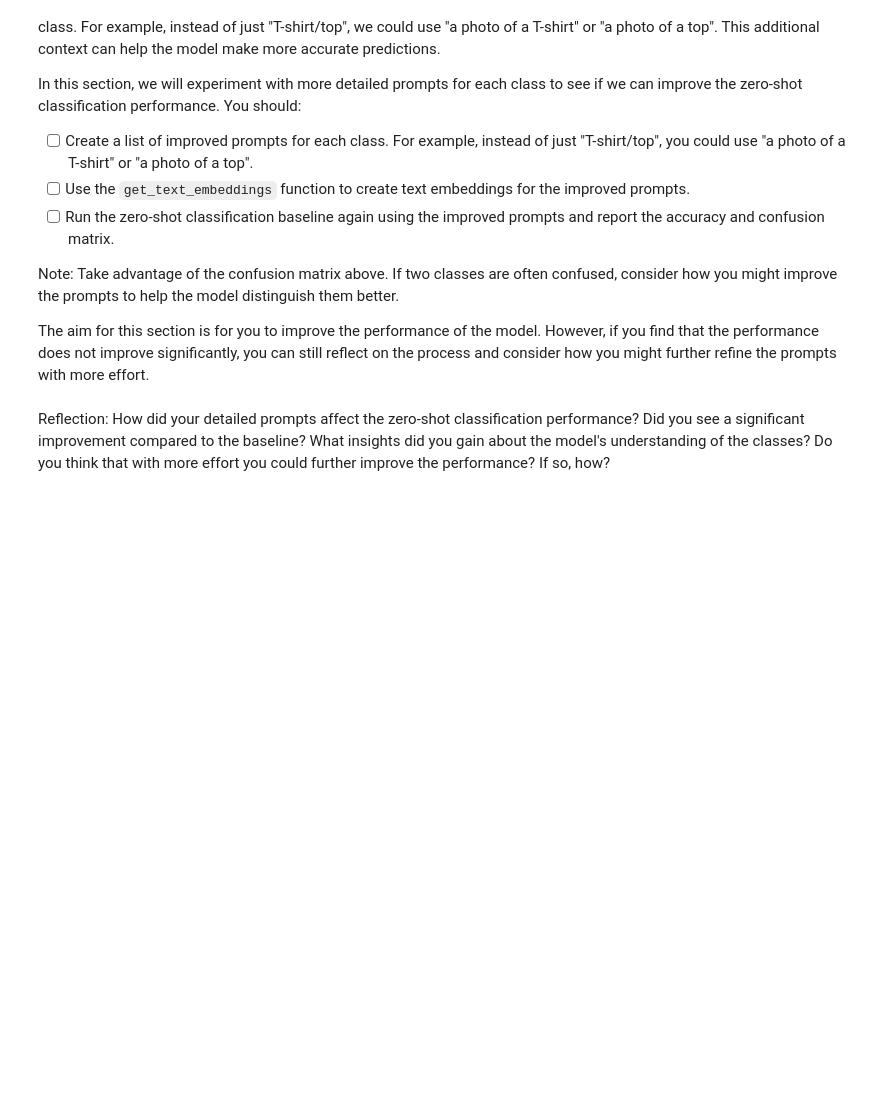
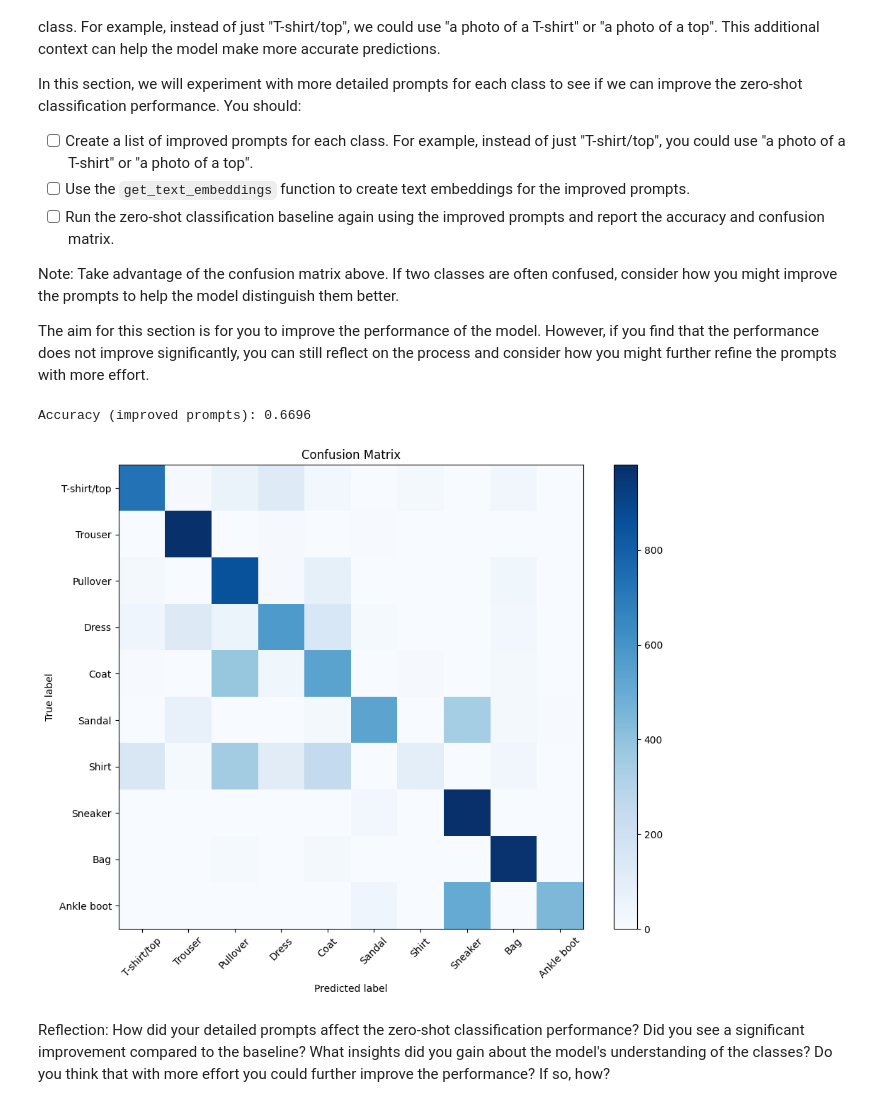
Before and after one commit to surjannu/deep_learning, a Jupyter notebook: 02_activities/assignments/assignment_2.ipynb, the cells around one changed output. Saved outputs shown, nothing was run; the diff lists cells and outputs as text; code cells hidden in the pictures; blank space fills up the shorter version.

```diff
--- a/02_activities/assignments/assignment_2.ipynb
+++ b/02_activities/assignments/assignment_2.ipynb
@@ -266,6 +314,39 @@ In this section, we will experiment with more detailed prompts for each class to
 Note: Take advantage of the confusion matrix above. If two classes are often confused, consider how you might improve the prompts to help the model distinguish them better.
 
 The aim for this section is for you to improve the performance of the model. However, if you find that the performance does not improve significantly, you can still reflect on the process and consider how you might further refine the prompts with more effort.
+# %%
+# Improved prompts: more descriptive to help CLIP, especially for confused classes
+IMPROVED_PROMPTS = [
+    "a photo of a T-shirt or casual top with short sleeves",
+    "a photo of trousers or pants, long leg wear",
+    "a photo of a pullover sweater, no buttons, knitwear",
+    "a photo of a dress, one-piece garment",
+    "a photo of a coat or jacket, outerwear",
+    "a photo of sandals, open-toe footwear",
+    "a photo of a shirt with collar, button-up or blouse",
+    "a photo of sneakers, athletic shoes with rubber sole",
+    "a photo of a bag or handbag",
+    "a photo of ankle boots, boots that cover the ankle"
+]
+
+# Create text embeddings for improved prompts
+text_feats_improved = get_text_embeddings(IMPROVED_PROMPTS)
+
+# Run zero-shot classification with improved prompts
+y_true_improved, y_pred_improved = [], []
+
+for pixel_values, labels in test_loader:
+    image_feats = get_image_embeddings(pixel_values)
+    similarity = get_cosine_similarity(image_feats, text_feats_improved)
+    preds = get_predictions(similarity)
+    y_true_improved.extend(labels.numpy())
+    y_pred_improved.extend(preds)
+
+print(f"Accuracy (improved prompts): {accuracy_score(y_true_improved, y_pred_improved):.4f}")
+plot_confusion_matrix(y_true_improved, y_pred_improved, CLASS_NAMES)
+# %% [output]
+Accuracy (improved prompts): 0.6696
+[figure, added]
 # %% [markdown]
 Reflection: How did your detailed prompts affect the zero-shot classification performance? Did you see a significant improvement compared to the baseline? What insights did you gain about the model's understanding of the classes? Do you think that with more effort you could further improve the performance? If so, how?
 # %% [markdown]
```
Also changed, not shown: parts of 5 cells of this notebook.
